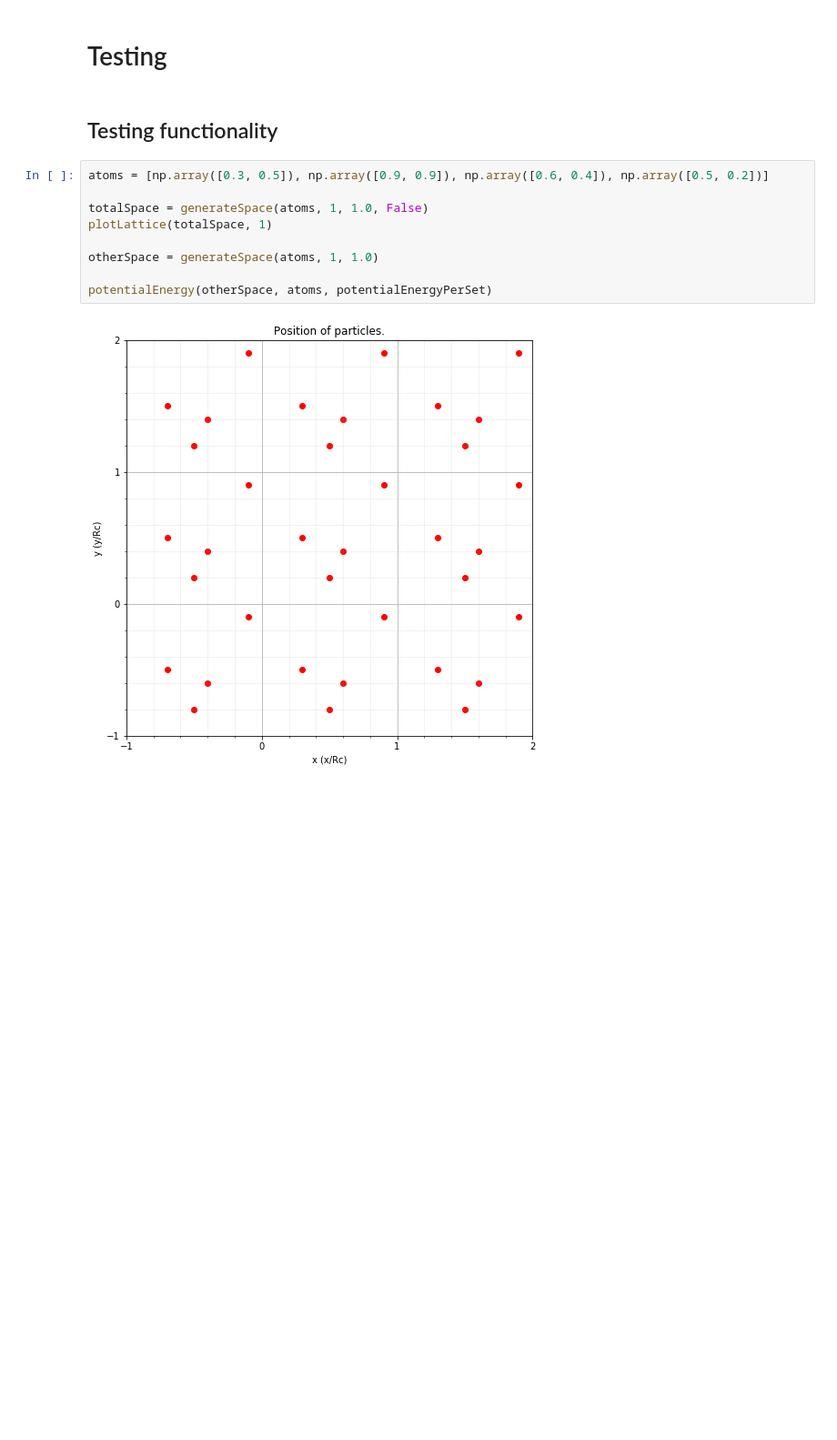
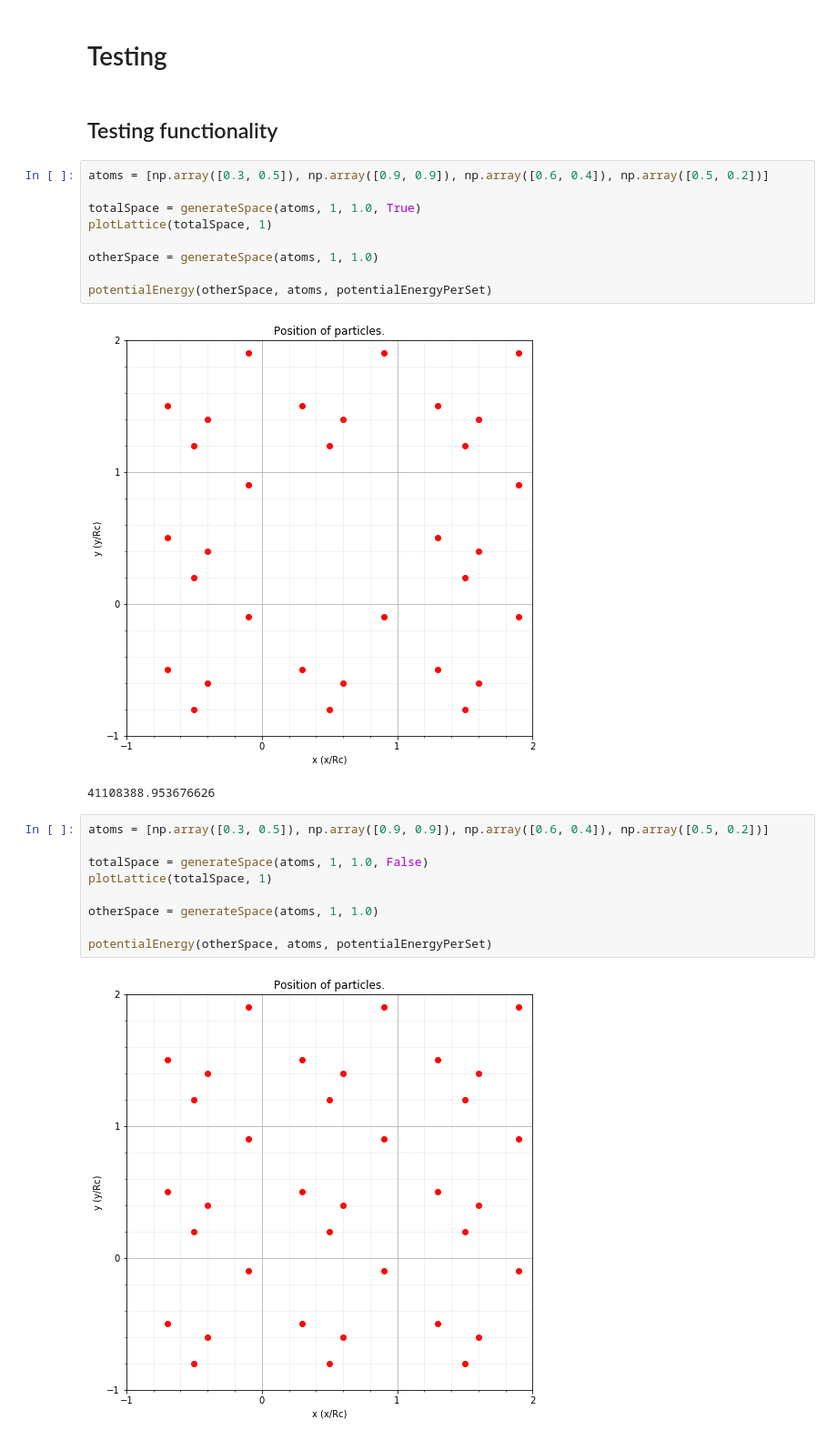
Before and after one commit to TimHeiszwolf/Quantum_energy_ML, a Jupyter notebook: TestingPotentialEnergyModifiedLennardJones.ipynb, the cells around one changed output. Shown at 91% size. Cells and saved outputs as stored; diff of their text form; blank space fills up the shorter version.

```diff
--- a/TestingPotentialEnergyModifiedLennardJones.ipynb
+++ b/TestingPotentialEnergyModifiedLennardJones.ipynb
@@ -38,6 +38,18 @@ predictedCalculationTime(4, 4)
 # Testing
 # %% [markdown]
 ## Testing functionality
+# %%
+atoms = [np.array([0.3, 0.5]), np.array([0.9, 0.9]), np.array([0.6, 0.4]), np.array([0.5, 0.2])]
+
+totalSpace = generateSpace(atoms, 1, 1.0, True)
+plotLattice(totalSpace, 1)
+
+otherSpace = generateSpace(atoms, 1, 1.0)
+
+potentialEnergy(otherSpace, atoms, potentialEnergyPerSet)
+# %% [output]
+[figure, added]
+41108388.953676626
 # %%
 atoms = [np.array([0.3, 0.5]), np.array([0.9, 0.9]), np.array([0.6, 0.4]), np.array([0.5, 0.2])]
 
```
Also changed, not shown: parts of 11 cells of this notebook, 6 other files.
